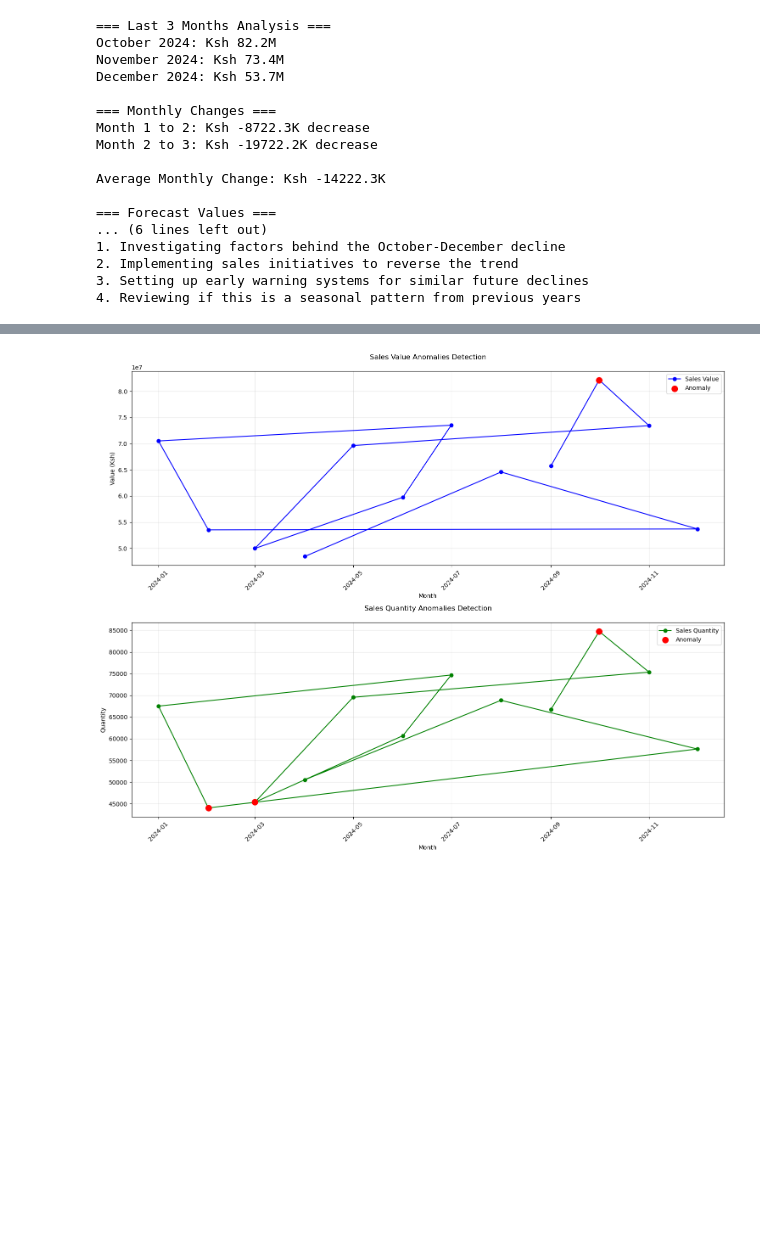
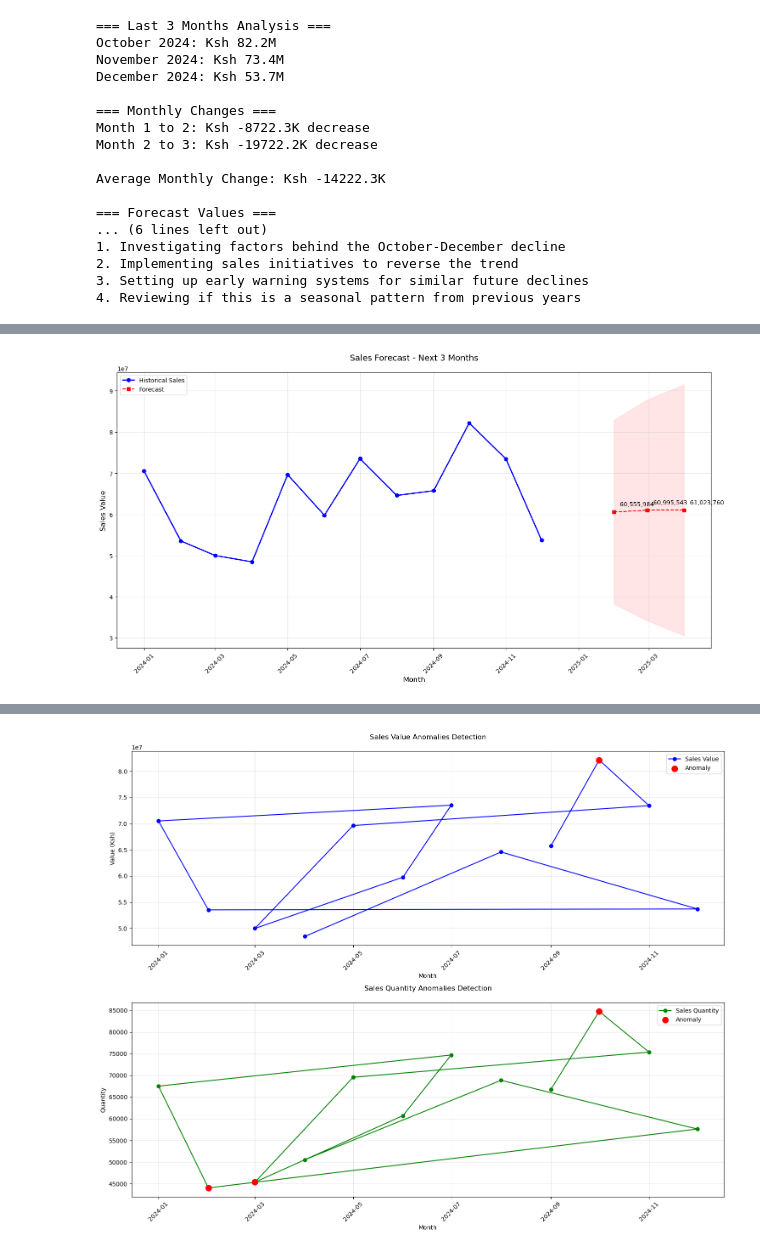
Before and after one commit to Gladwellchebelyon/KwanzaTukule-DataAnalyst-Assesment, a Jupyter notebook: section3.ipynb, the cells around one changed output, grey strips where cells are left out. Saved outputs shown, nothing was run; the diff lists cells and outputs as text; code cells hidden in the pictures; blank space fills up the shorter version.

```diff
--- a/section3.ipynb
+++ b/section3.ipynb
@@ -1003,0 +610,83 @@ Note: This analysis should be reviewed and updated regularly to maintain its rel
+# %%
+import pandas as pd
+import numpy as np
+import matplotlib.pyplot as plt
+from statsmodels.tsa.arima.model import ARIMA
+import seaborn as sns
+from datetime import datetime
+
+def prepare_forecast_data():
+    # Load data
+    df = pd.read_csv('transaction_data_cleaned_and_engineered.csv')
+    df['Month-Year'] = pd.to_datetime(df['Month-Year'], format='%B %Y')
+
+    # Aggregate monthly sales
+    monthly_sales = df.groupby('Month-Year')['VALUE'].sum()
+    return monthly_sales
+
+def create_sales_forecast(data, periods=3):
+    # Fit ARIMA model
+    model = ARIMA(data, order=(1,1,1))
+    results = model.fit()
+
+    # Generate forecast with confidence intervals
+    forecast_result = results.get_forecast(steps=periods)
+    forecast_mean = forecast_result.predicted_mean
+    forecast_ci = forecast_result.conf_int()
+
+    return forecast_mean, forecast_ci
+
+def plot_sales_forecast(data, forecast_mean, forecast_ci):
+    plt.figure(figsize=(15, 8))
+
+    # Plot actual data
+    plt.plot(data.index, data.values,
+             color='blue', label='Historical Sales',
+             marker='o', linewidth=2)
+
+    # Plot forecast
+    forecast_index = pd.date_range(start=data.index[-1],
+                                 periods=len(forecast_mean)+1,
+                                 freq='M')[1:]
+    plt.plot(forecast_index, forecast_mean,
+             color='red', label='Forecast',
+             linestyle='--', marker='s')
+
+    # Add confidence intervals
+    plt.fill_between(forecast_index,
+                    forecast_ci.iloc[:, 0],
+                    forecast_ci.iloc[:, 1],
+                    color='red', alpha=0.1)
+
+    # Customize plot
+    plt.title('Sales Forecast - Next 3 Months', fontsize=14, pad=20)
+    plt.xlabel('Month', fontsize=12)
+    plt.ylabel('Sales Value', fontsize=12)
+    plt.grid(True, alpha=0.3)
+    plt.legend(loc='upper left')
+    plt.xticks(rotation=45)
+
+    # Add annotations for forecast values
+    for i, value in enumerate(forecast_mean):
+        plt.annotate(f'{value:,.0f}',
+                    (forecast_index[i], value),
+                    xytext=(10, 10),
+                    textcoords='offset points')
+
+    plt.tight_layout()
+    return plt
+
+# Execute analysis
+sales_data = prepare_forecast_data()
+forecast_mean, forecast_ci = create_sales_forecast(sales_data)
+plot_sales_forecast(sales_data, forecast_mean, forecast_ci)
+plt.show()
+
+# Print forecast summary
+print("\nForecast Summary:")
+for date, value in zip(pd.date_range(start=sales_data.index[-1],
+                                   periods=4, freq='M')[1:],
+                      forecast_mean):
+    print(f"{date.strftime('%B %Y')}: {value:,.2f}")
+# %% [output]
+[figure, added]
```
Also changed, not shown: parts of 17 cells of this notebook, 5 other files.
